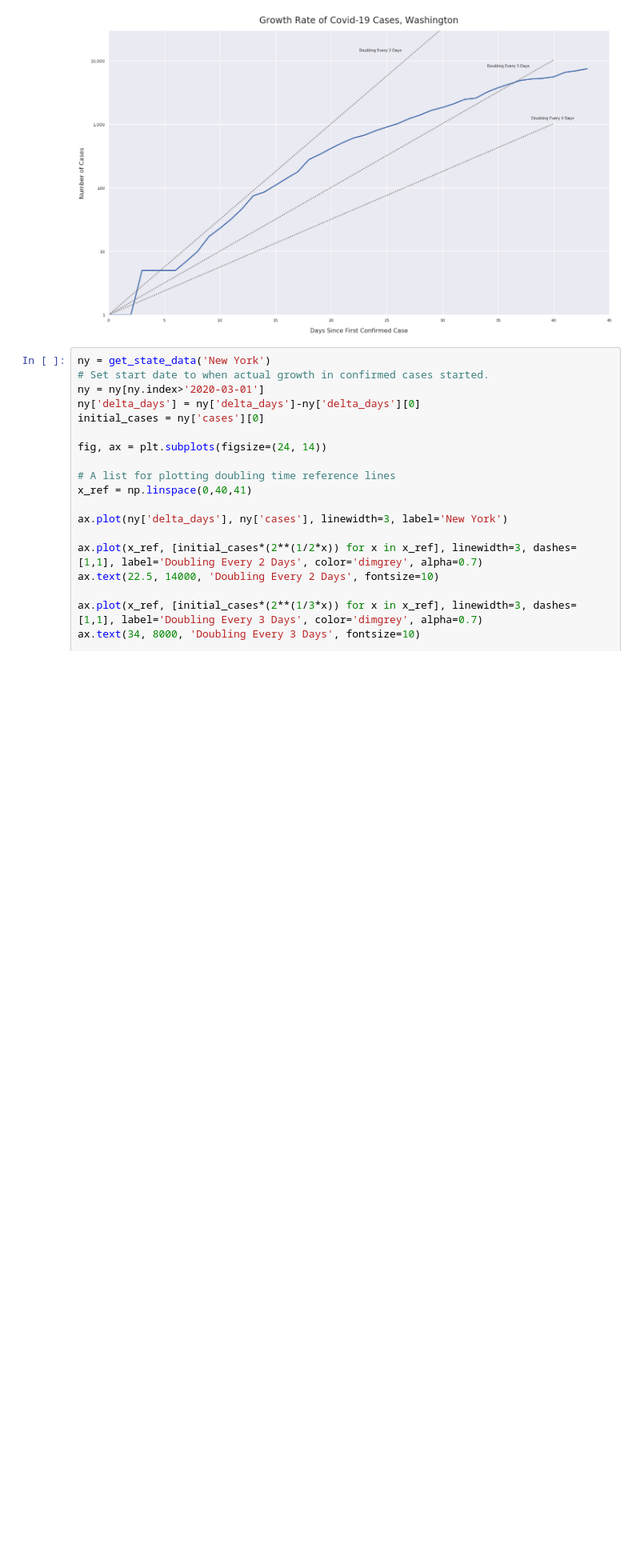
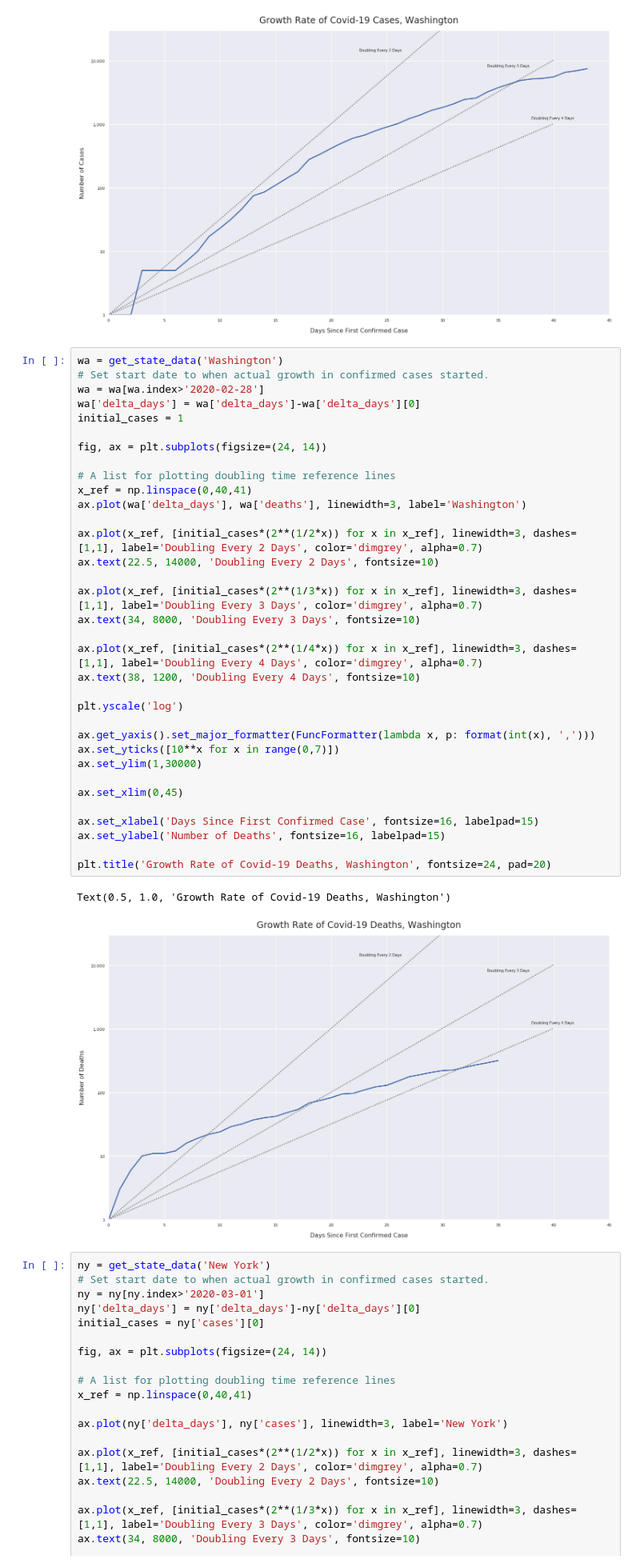
Before and after one commit to jalderman9/covid-19-analysis, a Jupyter notebook: covid-19-analysis.ipynb, the cells around one changed output. Shown at 80% size. Cells and saved outputs as stored; diff of their text form; blank space fills up the shorter version.

```diff
--- a/covid-19-analysis.ipynb
+++ b/covid-19-analysis.ipynb
@@ -146,6 +182,43 @@ plt.title('Growth Rate of Covid-19 Cases, Washington', fontsize=24, pad=20)
 # %% [output]
 Text(0.5, 1.0, 'Growth Rate of Covid-19 Cases, Washington')
 [figure]
+# %%
+wa = get_state_data('Washington')
+# Set start date to when actual growth in confirmed cases started.
+wa = wa[wa.index>'2020-02-28']
+wa['delta_days'] = wa['delta_days']-wa['delta_days'][0]
+initial_cases = 1
+
+fig, ax = plt.subplots(figsize=(24, 14))
+
+# A list for plotting doubling time reference lines
+x_ref = np.linspace(0,40,41)
+ax.plot(wa['delta_days'], wa['deaths'], linewidth=3, label='Washington')
+
+ax.plot(x_ref, [initial_cases*(2**(1/2*x)) for x in x_ref], linewidth=3, dashes=[1,1], label='Doubling Every 2 Days', color='dimgrey', alpha=0.7)
+ax.text(22.5, 14000, 'Doubling Every 2 Days', fontsize=10)
+
+ax.plot(x_ref, [initial_cases*(2**(1/3*x)) for x in x_ref], linewidth=3, dashes=[1,1], label='Doubling Every 3 Days', color='dimgrey', alpha=0.7)
+ax.text(34, 8000, 'Doubling Every 3 Days', fontsize=10)
+
+ax.plot(x_ref, [initial_cases*(2**(1/4*x)) for x in x_ref], linewidth=3, dashes=[1,1], label='Doubling Every 4 Days', color='dimgrey', alpha=0.7)
+ax.text(38, 1200, 'Doubling Every 4 Days', fontsize=10)
+
+plt.yscale('log')
+
+ax.get_yaxis().set_major_formatter(FuncFormatter(lambda x, p: format(int(x), ',')))
+ax.set_yticks([10**x for x in range(0,7)])
+ax.set_ylim(1,30000)
+
+ax.set_xlim(0,45)
+
+ax.set_xlabel('Days Since First Confirmed Case', fontsize=16, labelpad=15)
+ax.set_ylabel('Number of Deaths', fontsize=16, labelpad=15)
+
+plt.title('Growth Rate of Covid-19 Deaths, Washington', fontsize=24, pad=20)
+# %% [output]
+Text(0.5, 1.0, 'Growth Rate of Covid-19 Deaths, Washington')
+[figure, added]
 # %%
 ny = get_state_data('New York')
 # Set start date to when actual growth in confirmed cases started.
```
Also changed, not shown: parts of 3 cells of this notebook, 1 other file.
